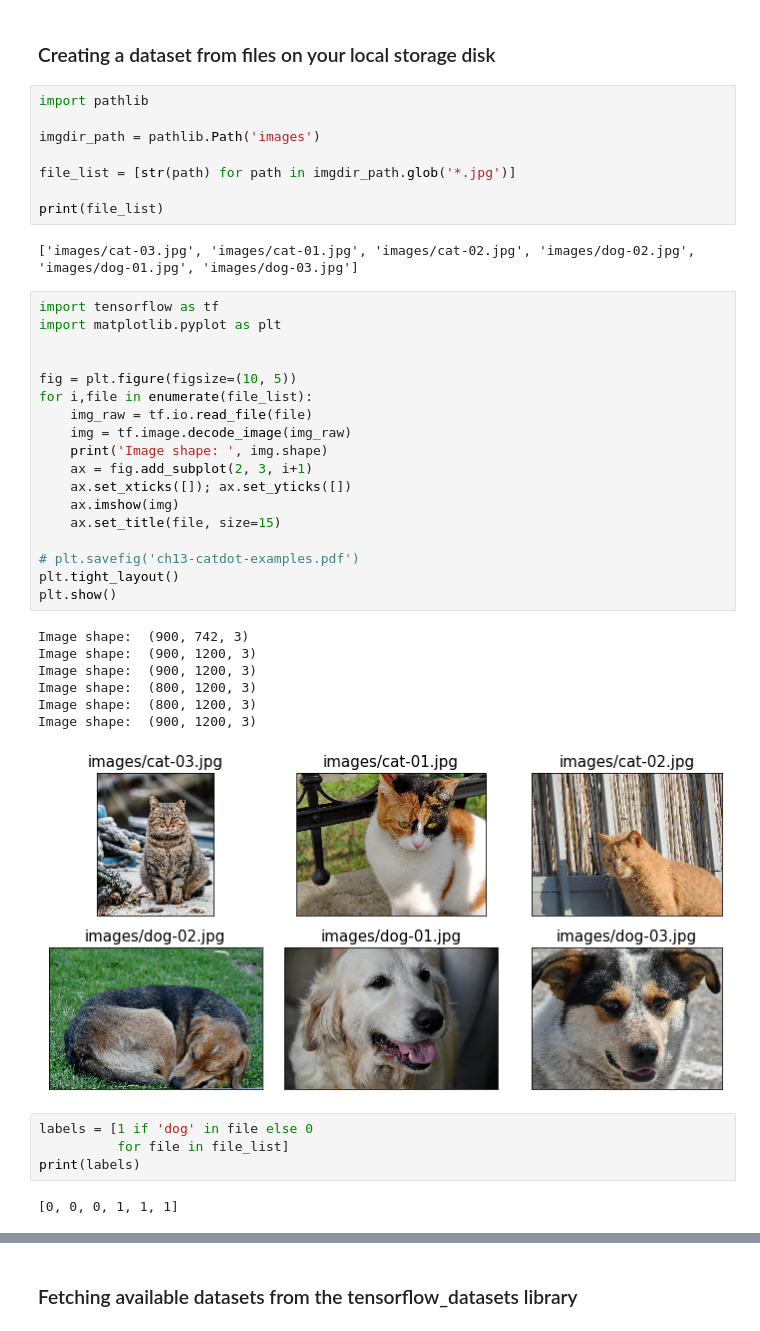
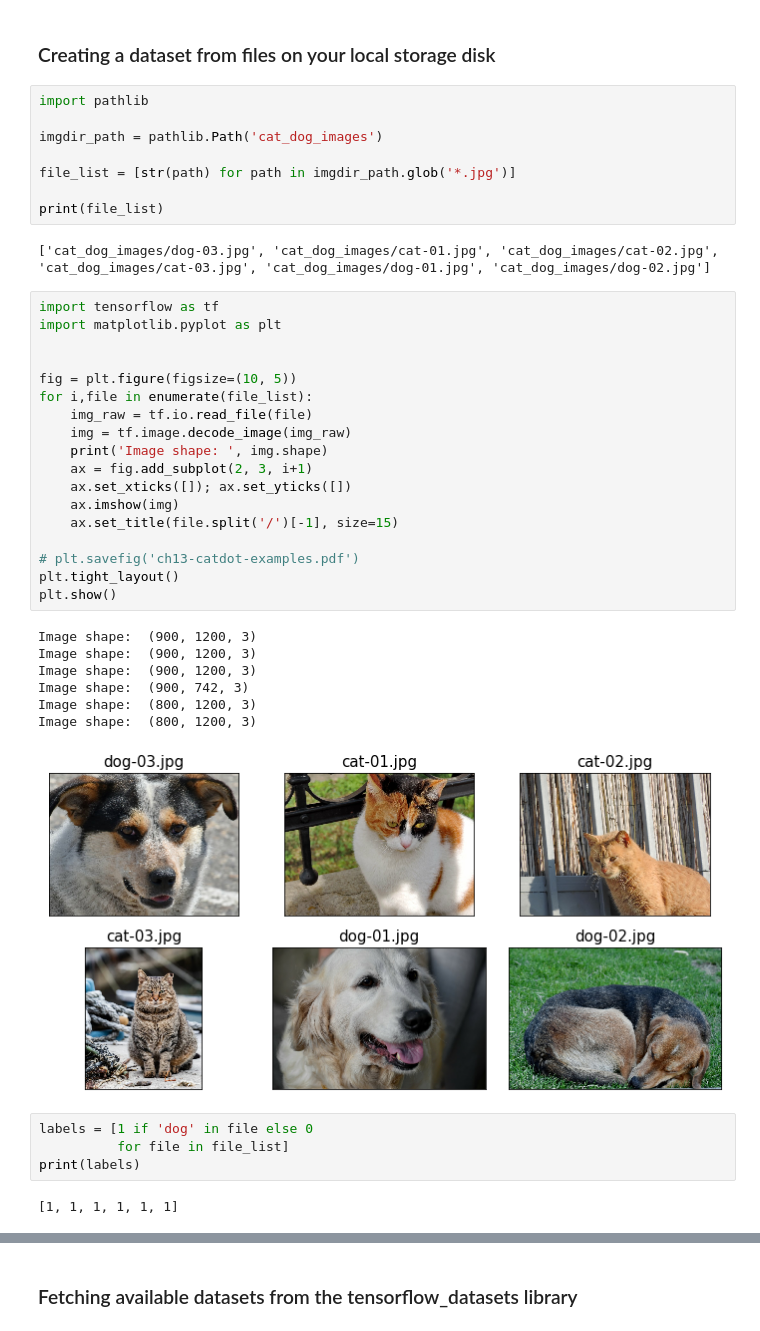
Before and after one commit to rasbt/python-machine-learning-book-3rd-edition, a Jupyter notebook: ch13/ch13_part1.ipynb, the cells around one changed output, grey strips where cells are left out. Drawn from its saved outputs; the diff is of its cells as text.

Commit message:
Rename image and figure folders

```diff
--- a/ch13/ch13_part1.ipynb
+++ b/ch13/ch13_part1.ipynb
@@ -403,45 +403,45 @@ for i,(batch_x, batch_y) in enumerate(ds):
 # %%
 import pathlib
 
-imgdir_path = pathlib.Path('images')
+imgdir_path = pathlib.Path('cat_dog_images')
 
 file_list = [str(path) for path in imgdir_path.glob('*.jpg')]
 
 print(file_list)
 # %% [output]
-['images/cat-03.jpg', 'images/cat-01.jpg', 'images/cat-02.jpg', 'images/dog-02.jpg', 'images/dog-01.jpg', 'images/dog-03.jpg']
+['cat_dog_images/dog-03.jpg', 'cat_dog_images/cat-01.jpg', 'cat_dog_images/cat-02.jpg', 'cat_dog_images/cat-03.jpg', 'cat_dog_images/dog-01.jpg', 'cat_dog_images/dog-02.jpg']
 # %%
 import tensorflow as tf
 import matplotlib.pyplot as plt
 
 
 fig = plt.figure(figsize=(10, 5))
 for i,file in enumerate(file_list):
     img_raw = tf.io.read_file(file)
     img = tf.image.decode_image(img_raw)
     print('Image shape: ', img.shape)
     ax = fig.add_subplot(2, 3, i+1)
     ax.set_xticks([]); ax.set_yticks([])
     ax.imshow(img)
-    ax.set_title(file, size=15)
+    ax.set_title(file.split('/')[-1], size=15)
 
 # plt.savefig('ch13-catdot-examples.pdf')
 plt.tight_layout()
 plt.show()
 # %% [output]
-Image shape:  (900, 742, 3)
 Image shape:  (900, 1200, 3)
 Image shape:  (900, 1200, 3)
+Image shape:  (900, 1200, 3)
+Image shape:  (900, 742, 3)
 Image shape:  (800, 1200, 3)
 Image shape:  (800, 1200, 3)
-Image shape:  (900, 1200, 3)
-[figure, old version]
+[figure, new version]
 # %%
 labels = [1 if 'dog' in file else 0
           for file in file_list]
 print(labels)
 # %% [output]
-[0, 0, 0, 1, 1, 1]
+[1, 1, 1, 1, 1, 1]
 # %%
 ds_files_labels = tf.data.Dataset.from_tensor_slices(
     (file_list, labels))
```
Also changed, not shown: parts of 5 cells of this notebook, 9 other files.
